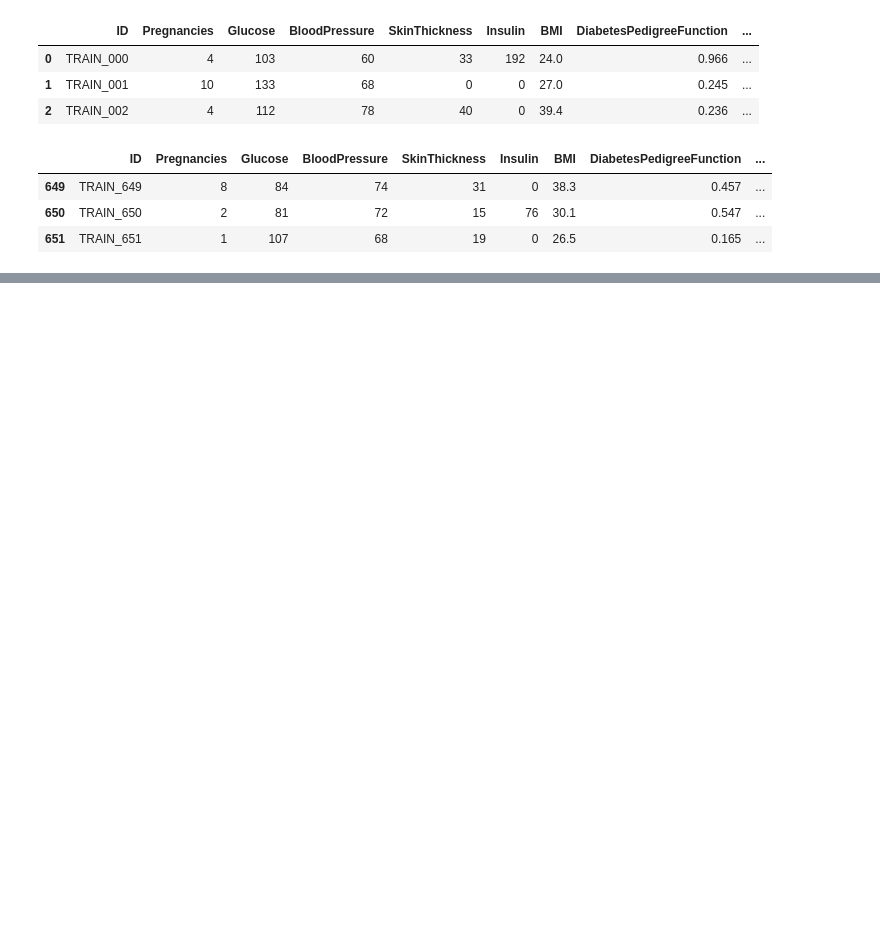
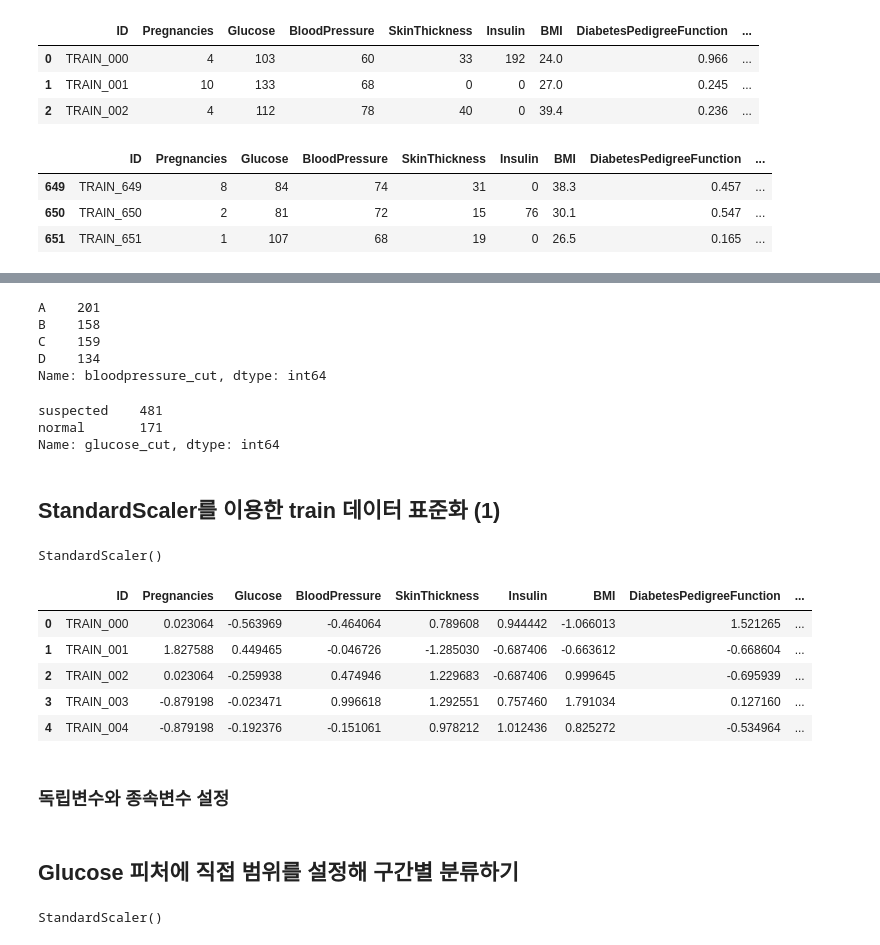
Before and after one commit to godud2604/ml-study, a Jupyter notebook: Project/당뇨병위험분류예측/stage.ipynb, the cells around one changed output, grey strips where cells are left out. Cells and saved outputs as stored; diff of their text form; code cells hidden in the pictures; blank space fills up the shorter version.

```diff
--- a/Project/당뇨병위험분류예측/stage.ipynb
+++ b/Project/당뇨병위험분류예측/stage.ipynb
@@ -34,0 +213,16 @@ train.tail(3)
+# %%
+train['bloodpressure_cut'] = pd.cut(
+    train['BloodPressure'],
+    bins = [0, 40, 80, 120],
+    labels = ['A', 'B', 'C'],
+    right = False
+)
+
+print(train['bloodpressure_cut'].value_counts(sort = False))
+
+print('혈압이 40 미만인 값 : ',
+    len(train[train['BloodPressure'] < 40]))
+print('혈압이 40이상 80미만인 값 : ',
+    len(train[(train['BloodPressure'] >= 40) & (train['BloodPressure'] < 80)]))
+print('혈압이 80이상인 값 : ',
+    len(train[(train['BloodPressure'] >= 80) & (train['BloodPressure'] < 120)]))
@@ -34,0 +237,51 @@ train.tail(3)
+# %%
+train['bloodpressure_cut'] = pd.qcut(train['BloodPressure'], q = 4, labels = ['A', 'B', 'C', 'D'])
+train['bloodpressure_cut'].value_counts(sort = False)
+# %% [output]
+A    201
+B    158
+C    159
+D    134
+Name: bloodpressure_cut, dtype: int64
+# %%
+train['glucose_cut'] = pd.cut(
+    train['Glucose'],
+    bins = [0, 100, 200],
+    labels = ['normal', 'suspected'],
+    right = False
+)
+
+train['glucose_cut'].value_counts()
+# %% [output]
+suspected    481
+normal       171
+Name: glucose_cut, dtype: int64
+# %% [markdown]
+## StandardScaler를 이용한 train 데이터 표준화 (1)
+# %%
+from sklearn.preprocessing import StandardScaler
+
+scaler = StandardScaler()
+scaler.fit(train.loc[:,'Pregnancies':'Age'])
+# %% [output]
+StandardScaler()
+# %%
+scaled_train = scaler.transform(train.loc[:,'Pregnancies':'Age'])
+scaled_test = scaler.transform(test.loc[:,'Pregnancies':'Age'])
+
+sequential_features = scaler.feature_names_in_
+
+for index, feature in enumerate(sequential_features):
+    train[feature] = scaled_train[:,index]
+    test[feature] = scaled_test[:,index]
+
+train.head()
+# %% [output]
+|  | ID | Pregnancies | Glucose | BloodPressure | SkinThickness | Insulin | BMI | DiabetesPedigreeFunction | ... |
+| 0 | TRAIN_000 | 0.023064 | -0.563969 | -0.464064 | 0.789608 | 0.944442 | -1.066013 | 1.521265 | ... |
+| 1 | TRAIN_001 | 1.827588 | 0.449465 | -0.046726 | -1.285030 | -0.687406 | -0.663612 | -0.668604 | ... |
+| 2 | TRAIN_002 | 0.023064 | -0.259938 | 0.474946 | 1.229683 | -0.687406 | 0.999645 | -0.695939 | ... |
+| 3 | TRAIN_003 | -0.879198 | -0.023471 | 0.996618 | 1.292551 | 0.757460 | 1.791034 | 0.127160 | ... |
+| 4 | TRAIN_004 | -0.879198 | -0.192376 | -0.151061 | 0.978212 | 1.012436 | 0.825272 | -0.534964 | ... |
+# %% [markdown]
+### 독립변수와 종속변수 설정
@@ -34,0 +293,2 @@ train.tail(3)
+# %% [markdown]
+## Glucose 피처에 직접 범위를 설정해 구간별 분류하기
@@ -34,0 +309,7 @@ train.tail(3)
+# %%
+from sklearn.preprocessing import StandardScaler
+
+scaler = StandardScaler()
+scaler.fit(x_train.loc[:,'Pregnancies':'Age'])
+# %% [output]
+StandardScaler()
```
Also changed, not shown: parts of 30 cells of this notebook.
